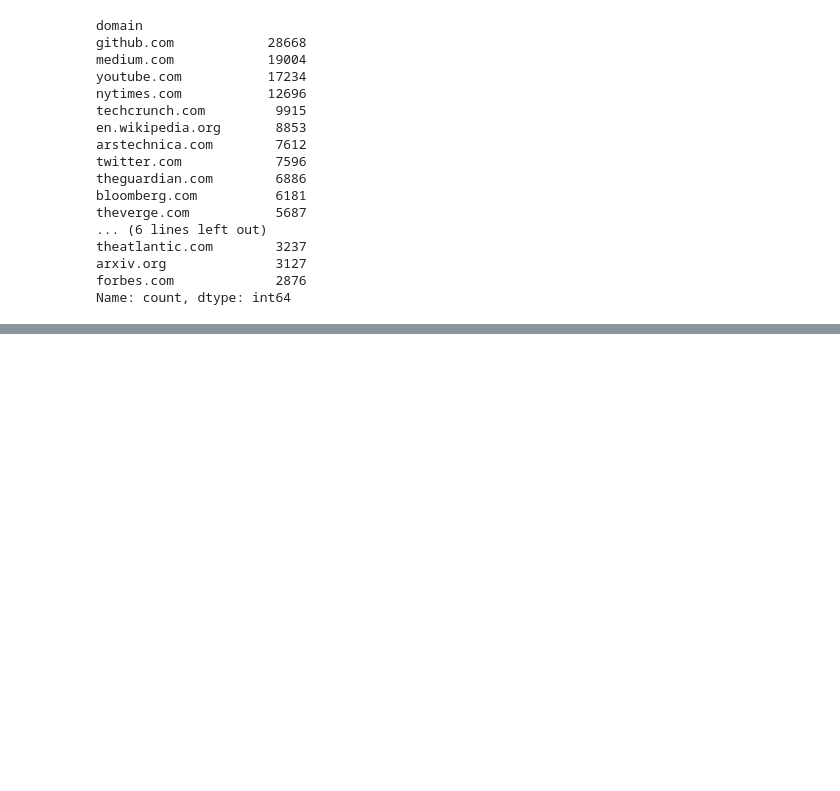
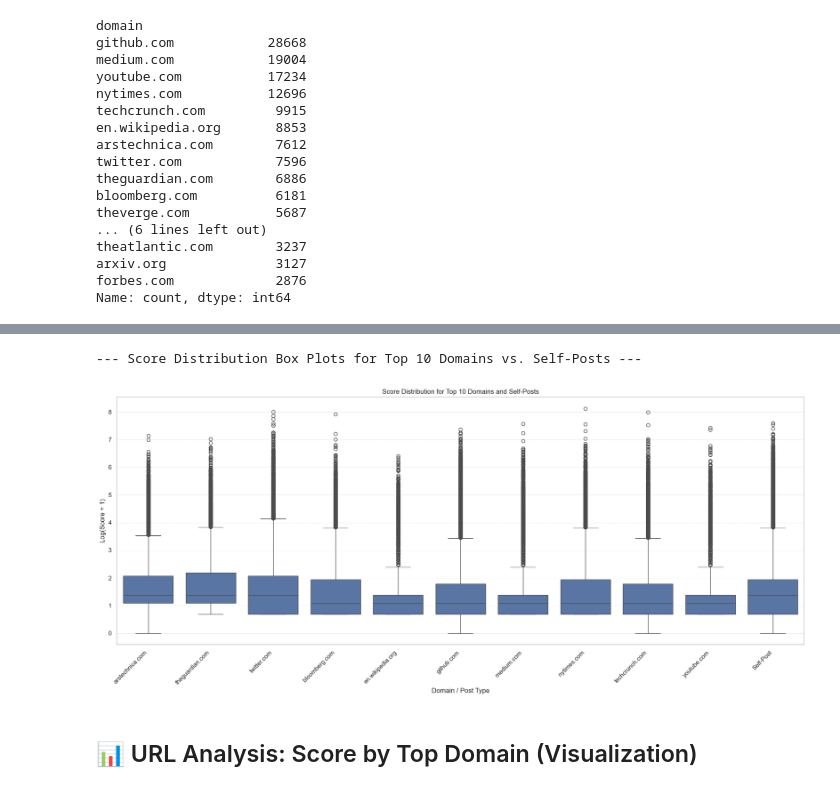
Before and after one commit to ocmoney/Dropout_Disco, a Jupyter notebook: notebooks/eda.ipynb, the cells around one changed output, grey strips where cells are left out. Saved outputs shown, nothing was run; the diff lists cells and outputs as text; code cells hidden in the pictures; blank space fills up the shorter version.

```diff
--- a/notebooks/eda.ipynb
+++ b/notebooks/eda.ipynb
@@ -1662,0 +1771,55 @@ Name: count, dtype: int64
+# %%
+import pandas as pd
+import matplotlib.pyplot as plt
+import seaborn as sns
+from IPython.display import display
+
+# Ensure necessary variables exist from previous cells
+if 'df_stories_cleaned' in locals() and not df_stories_cleaned.empty \
+    and 'domain_score_stats' in locals() \
+    and 'top_domains' in locals() \
+    and 'score_log1p' in df_stories_cleaned.columns:
+
+    # Check if domain_score_stats is not empty (meaning top domains were found and analyzed)
+    if not domain_score_stats.empty:
+        print(f"\n--- Score Distribution Box Plots for Top {len(top_domains)} Domains vs. Self-Posts ---")
+
+        # Combine top domain data with self-post data for comparison plot
+        df_top_domains_vis = df_stories_cleaned[df_stories_cleaned['domain'].isin(top_domains)] # Data for top domains
+        df_self_posts_vis = df_stories_cleaned[df_stories_cleaned['is_self_post']].copy() # Data for self-posts
+        df_self_posts_vis['domain'] = 'Self-Post' # Assign label for plotting
+
+        # Combine the two DataFrames
+        df_plot_domains = pd.concat([
+            df_top_domains_vis[['domain', 'score_log1p']],
+            df_self_posts_vis[['domain', 'score_log1p']]
+        ], ignore_index=True)
+
+        # Define order for plot (using the sorted domains from domain_score_stats + Self-Post)
+        plot_order = domain_score_stats['domain'].tolist() + ['Self-Post']
+
+        # Create the plot
+        plt.figure(figsize=(18, 8)) # Adjust size as needed
+        sns.boxplot(data=df_plot_domains, x='domain', y='score_log1p', order=plot_order)
+        plt.xlabel('Domain / Post Type')
+        plt.ylabel('Log(Score + 1)')
+        plt.title(f'Score Distribution for Top {len(top_domains)} Domains and Self-Posts')
+        plt.xticks(rotation=45, ha='right') # Rotate labels for better readability
+        plt.grid(True, axis='y', ls='--', linewidth=0.5)
+        plt.tight_layout() # Adjust layout to prevent labels overlapping
+        plt.show()
+    else:
+        # Handle case where fewer than N_TOP_DOMAINS were found but some exist
+        if not top_domains:
+             print("No top domains identified in the previous step to plot.")
+        else:
+             print(f"Statistics for top domains (domain_score_stats) were not properly generated. Cannot create comparison plot.")
+
+
+else:
+    print("Error: Prerequisite data/variables not available. Cannot create comparison plot.")
+# %% [output]
+--- Score Distribution Box Plots for Top 10 Domains vs. Self-Posts ---
+[figure, added]
+# %% [markdown]
+## 📊 URL Analysis: Score by Top Domain (Visualization)
```
Also changed, not shown: parts of 16 cells of this notebook.
